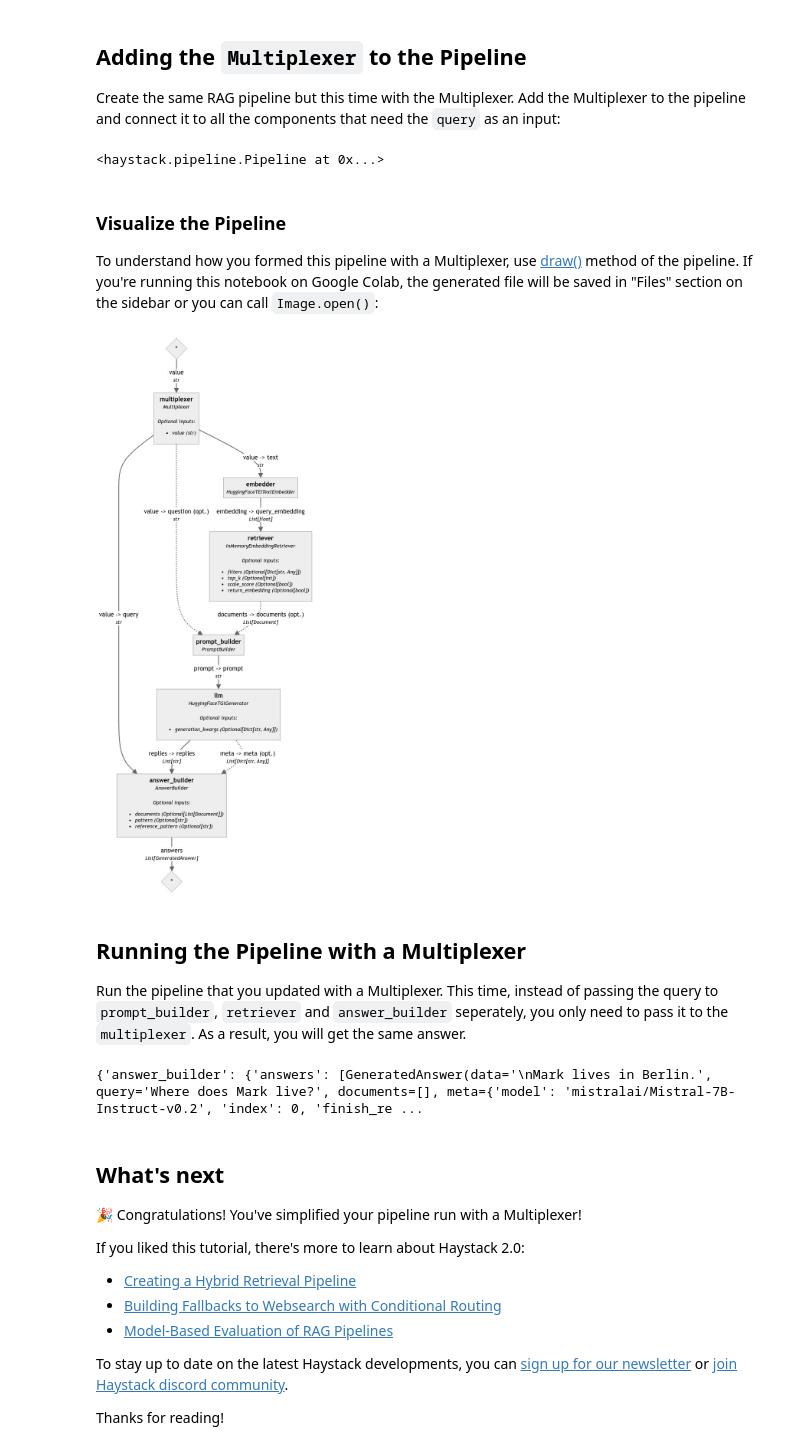
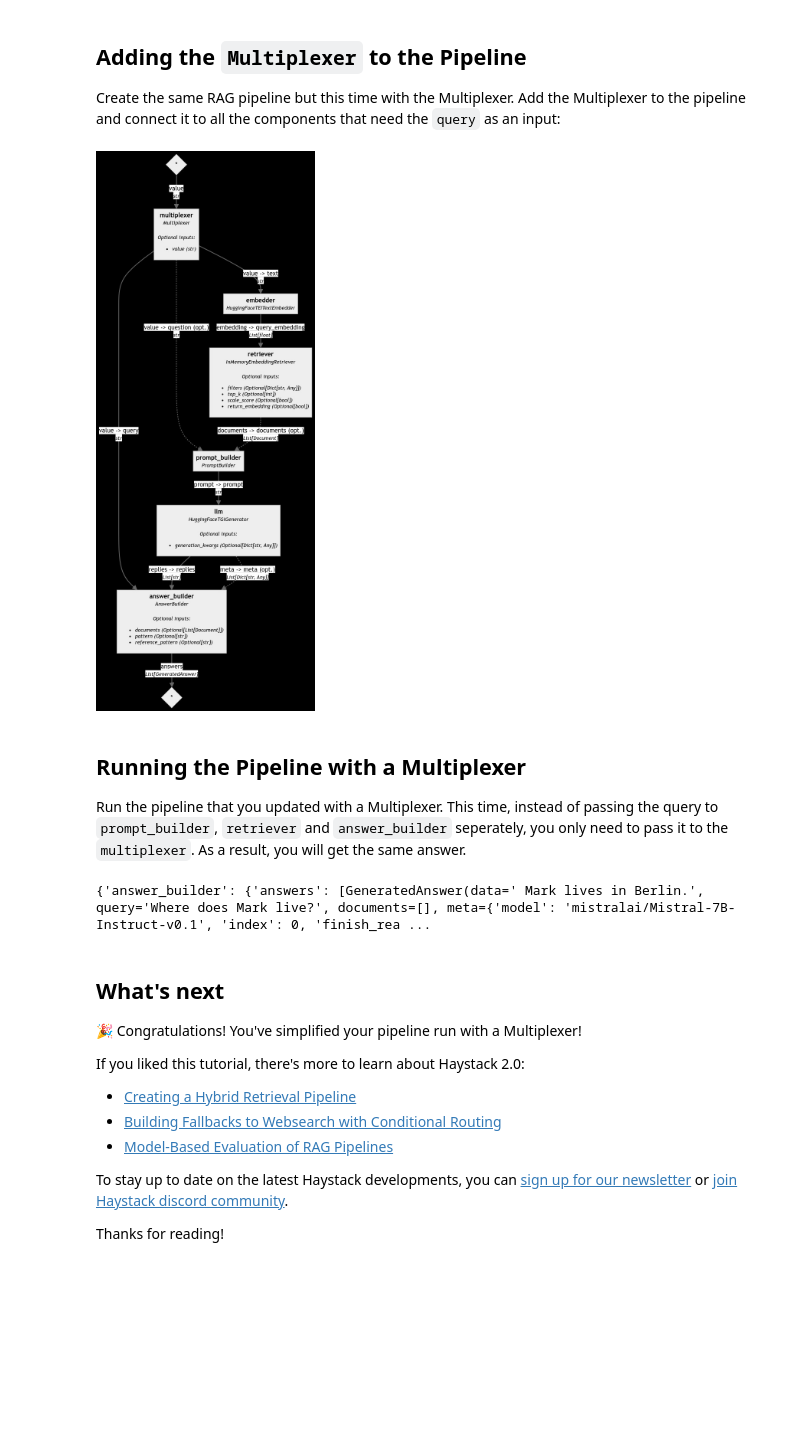
Before and after one commit to deepset-ai/haystack-tutorials, a Jupyter notebook: tutorials/37_Simplifying_Pipeline_Inputs_with_Multiplexer.ipynb, the cells around one changed output. Cells and saved outputs as stored; diff of their text form; code cells hidden in the pictures; blank space fills up the shorter version.

```diff
--- a/tutorials/37_Simplifying_Pipeline_Inputs_with_Multiplexer.ipynb
+++ b/tutorials/37_Simplifying_Pipeline_Inputs_with_Multiplexer.ipynb
@@ -155,48 +152,37 @@ from haystack.components.builders import PromptBuilder, AnswerBuilder
 from haystack.components.generators import HuggingFaceTGIGenerator
 
 template = """
-<s>[INST] Answer the questions based on the given context. Only return the answer
+<s>[INST] Answer the questions based on the given context.
 
 Context:
 {% for document in documents %}
     {{ document.content }}
 {% endfor %}
 Question: {{ question }}
 Answer: [/INST]
 """
 pipe = Pipeline()
 
 pipe.add_component("multiplexer", multiplexer)
 
 pipe.add_component("embedder", HuggingFaceTEITextEmbedder(model="sentence-transformers/all-MiniLM-L6-v2"))
 pipe.add_component("retriever", InMemoryEmbeddingRetriever(document_store=document_store))
 pipe.add_component("prompt_builder", PromptBuilder(template=template))
-pipe.add_component("llm", HuggingFaceTGIGenerator("mistralai/Mistral-7B-Instruct-v0.2"))
+pipe.add_component("llm", HuggingFaceTGIGenerator("mistralai/Mistral-7B-Instruct-v0.1"))
 pipe.add_component("answer_builder", AnswerBuilder())
 
 # Connect the Multiplexer to all the components that need the query
 pipe.connect("multiplexer.value", "embedder.text")
 pipe.connect("multiplexer.value", "prompt_builder.question")
 pipe.connect("multiplexer.value", "answer_builder.query")
 
 pipe.connect("embedder.embedding", "retriever.query_embedding")
 pipe.connect("retriever", "prompt_builder.documents")
 pipe.connect("prompt_builder", "llm")
 pipe.connect("llm.replies", "answer_builder.replies")
 pipe.connect("llm.meta", "answer_builder.meta")
 # %% [output]
-<haystack.pipeline.Pipeline at 0x...>
+[figure, added]
-# %% [markdown]
-### Visualize the Pipeline
-
-To understand how you formed this pipeline with a Multiplexer, use [draw()](https://docs.haystack.deepset.ai/v2.0/docs/drawing-pipeline-graphs) method of the pipeline. If you're running this notebook on Google Colab, the generated file will be saved in "Files" section on the sidebar or you can call `Image.open()`:
-# %%
-from IPython.display import Image
-
-pipe.draw("pipeline_with_multiplexer.png")
-Image("pipeline_with_multiplexer.png", width=300)
-# %% [output]
-[figure, removed]
 # %% [markdown]
 ## Running the Pipeline with a Multiplexer
 
@@ -204,7 +190,7 @@ Run the pipeline that you updated with a Multiplexer. This time, instead of pass
 # %%
 pipe.run({"multiplexer": {"value": "Where does Mark live?"}})
 # %% [output]
-{'answer_builder': {'answers': [GeneratedAnswer(data='\nMark lives in Berlin.', query='Where does Mark live?', documents=[], meta={'model': 'mistralai/Mistral-7B-Instruct-v0.2', 'index': 0, 'finish_re ...
+{'answer_builder': {'answers': [GeneratedAnswer(data=' Mark lives in Berlin.', query='Where does Mark live?', documents=[], meta={'model': 'mistralai/Mistral-7B-Instruct-v0.1', 'index': 0, 'finish_rea ...
 # %% [markdown]
 ## What's next
 
```
Also changed, not shown: parts of 4 cells of this notebook, 1 other file.
